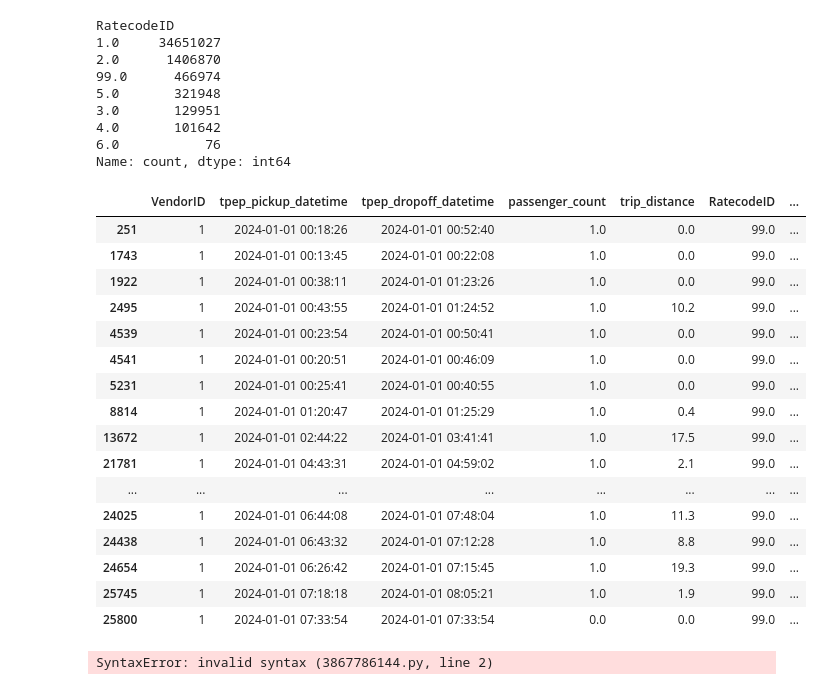
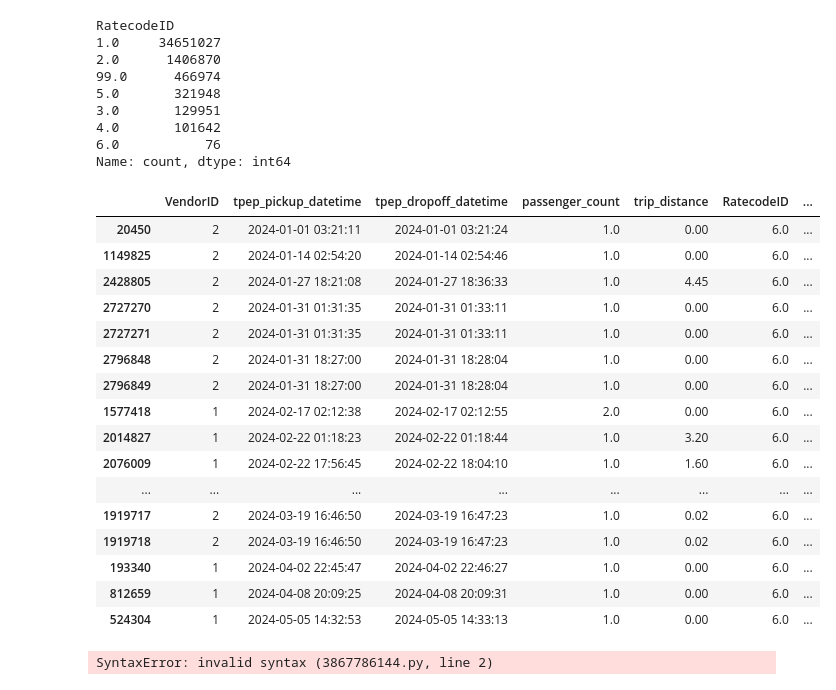
Before and after one commit to Krinnik/ny_ride_fair_optimization, a Jupyter notebook: nik_folder/niks_workspace.ipynb, the cells around one changed output. Cells and saved outputs as stored; diff of their text form; code cells hidden in the pictures.

```diff
--- a/nik_folder/niks_workspace.ipynb
+++ b/nik_folder/niks_workspace.ipynb
@@ -471,25 +463,25 @@ RatecodeID
 6.0           76
 Name: count, dtype: int64
 # %%
-ny_taxi_2024_df[ny_taxi_2024_df['RatecodeID'] == 99].head(20)
+ny_taxi_2024_df[ny_taxi_2024_df['RatecodeID'] == 6].head(20)
 # %% [output]
 |  | VendorID | tpep_pickup_datetime | tpep_dropoff_datetime | passenger_count | trip_distance | RatecodeID | ... |
-| 251 | 1 | 2024-01-01 00:18:26 | 2024-01-01 00:52:40 | 1.0 | 0.0 | 99.0 | ... |
-| 1743 | 1 | 2024-01-01 00:13:45 | 2024-01-01 00:22:08 | 1.0 | 0.0 | 99.0 | ... |
-| 1922 | 1 | 2024-01-01 00:38:11 | 2024-01-01 01:23:26 | 1.0 | 0.0 | 99.0 | ... |
-| 2495 | 1 | 2024-01-01 00:43:55 | 2024-01-01 01:24:52 | 1.0 | 10.2 | 99.0 | ... |
-| 4539 | 1 | 2024-01-01 00:23:54 | 2024-01-01 00:50:41 | 1.0 | 0.0 | 99.0 | ... |
-| 4541 | 1 | 2024-01-01 00:20:51 | 2024-01-01 00:46:09 | 1.0 | 0.0 | 99.0 | ... |
-| 5231 | 1 | 2024-01-01 00:25:41 | 2024-01-01 00:40:55 | 1.0 | 0.0 | 99.0 | ... |
-| 8814 | 1 | 2024-01-01 01:20:47 | 2024-01-01 01:25:29 | 1.0 | 0.4 | 99.0 | ... |
-| 13672 | 1 | 2024-01-01 02:44:22 | 2024-01-01 03:41:41 | 1.0 | 17.5 | 99.0 | ... |
-| 21781 | 1 | 2024-01-01 04:43:31 | 2024-01-01 04:59:02 | 1.0 | 2.1 | 99.0 | ... |
+| 20450 | 2 | 2024-01-01 03:21:11 | 2024-01-01 03:21:24 | 1.0 | 0.00 | 6.0 | ... |
+| 1149825 | 2 | 2024-01-14 02:54:20 | 2024-01-14 02:54:46 | 1.0 | 0.00 | 6.0 | ... |
+| 2428805 | 2 | 2024-01-27 18:21:08 | 2024-01-27 18:36:33 | 1.0 | 4.45 | 6.0 | ... |
+| 2727270 | 2 | 2024-01-31 01:31:35 | 2024-01-31 01:33:11 | 1.0 | 0.00 | 6.0 | ... |
+| 2727271 | 2 | 2024-01-31 01:31:35 | 2024-01-31 01:33:11 | 1.0 | 0.00 | 6.0 | ... |
+| 2796848 | 2 | 2024-01-31 18:27:00 | 2024-01-31 18:28:04 | 1.0 | 0.00 | 6.0 | ... |
+| 2796849 | 2 | 2024-01-31 18:27:00 | 2024-01-31 18:28:04 | 1.0 | 0.00 | 6.0 | ... |
+| 1577418 | 1 | 2024-02-17 02:12:38 | 2024-02-17 02:12:55 | 2.0 | 0.00 | 6.0 | ... |
+| 2014827 | 1 | 2024-02-22 01:18:23 | 2024-02-22 01:18:44 | 1.0 | 3.20 | 6.0 | ... |
+| 2076009 | 1 | 2024-02-22 17:56:45 | 2024-02-22 18:04:10 | 1.0 | 1.60 | 6.0 | ... |
 | ... | ... | ... | ... | ... | ... | ... | ... |
-| 24025 | 1 | 2024-01-01 06:44:08 | 2024-01-01 07:48:04 | 1.0 | 11.3 | 99.0 | ... |
-| 24438 | 1 | 2024-01-01 06:43:32 | 2024-01-01 07:12:28 | 1.0 | 8.8 | 99.0 | ... |
-| 24654 | 1 | 2024-01-01 06:26:42 | 2024-01-01 07:15:45 | 1.0 | 19.3 | 99.0 | ... |
-| 25745 | 1 | 2024-01-01 07:18:18 | 2024-01-01 08:05:21 | 1.0 | 1.9 | 99.0 | ... |
-| 25800 | 1 | 2024-01-01 07:33:54 | 2024-01-01 07:33:54 | 0.0 | 0.0 | 99.0 | ... |
+| 1919717 | 2 | 2024-03-19 16:46:50 | 2024-03-19 16:47:23 | 1.0 | 0.02 | 6.0 | ... |
+| 1919718 | 2 | 2024-03-19 16:46:50 | 2024-03-19 16:47:23 | 1.0 | 0.02 | 6.0 | ... |
+| 193340 | 1 | 2024-04-02 22:45:47 | 2024-04-02 22:46:27 | 1.0 | 0.00 | 6.0 | ... |
+| 812659 | 1 | 2024-04-08 20:09:25 | 2024-04-08 20:09:31 | 1.0 | 0.00 | 6.0 | ... |
+| 524304 | 1 | 2024-05-05 14:32:53 | 2024-05-05 14:33:13 | 1.0 | 0.00 | 6.0 | ... |
 # %%
 def impute_ratecodeID(ny_taxi_2024_df):
     def_mask = #parameters that effect ratecodeID based on zone
```
Also changed, not shown: parts of 8 cells of this notebook, 1 other file.
